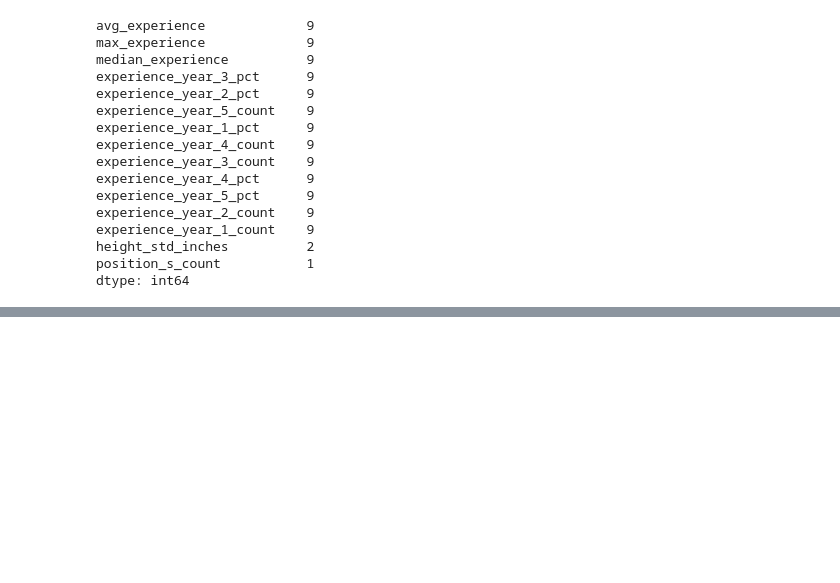
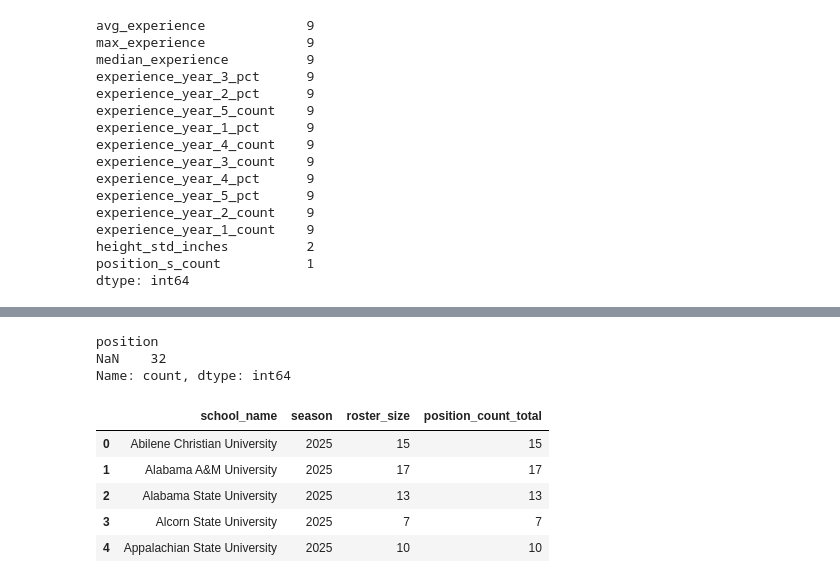
Before and after one commit to karlidean/capstone-project-NCAA-Volleyball, a Jupyter notebook: notebooks/predict_model_feature.ipynb, the cells around one changed output, grey strips where cells are left out. Saved outputs shown, nothing was run; the diff lists cells and outputs as text; code cells hidden in the pictures; blank space fills up the shorter version.

```diff
--- a/notebooks/predict_model_feature.ipynb
+++ b/notebooks/predict_model_feature.ipynb
@@ -364,0 +509,9 @@ teamdf.to_csv(
+# %%
+crfedf.loc[
+    crfedf["position_group"].eq("OTHER"),
+    "position"
+].value_counts(dropna=False)
+# %% [output]
+position
+NaN    32
+Name: count, dtype: int64
@@ -364,0 +537,34 @@ teamdf.to_csv(
+# %%
+position_count_columns = [
+    column
+    for column in teamdf.columns
+    if column.startswith("position_")
+    and column.endswith("_count")
+]
+
+for column in position_count_columns:
+    pct_column = column.replace("_count", "_pct")
+
+    teamdf[pct_column] = (
+        teamdf[column] / teamdf["roster_size"]
+    )
+# %%
+teamdf["position_count_total"] = (
+    teamdf[position_count_columns].sum(axis=1)
+)
+
+teamdf[
+    [
+        "school_name",
+        "season",
+        "roster_size",
+        "position_count_total",
+    ]
+].head()
+# %% [output]
+|  | school_name | season | roster_size | position_count_total |
+| 0 | Abilene Christian University | 2025 | 15 | 15 |
+| 1 | Alabama A&M University | 2025 | 17 | 17 |
+| 2 | Alabama State University | 2025 | 13 | 13 |
+| 3 | Alcorn State University | 2025 | 7 | 7 |
+| 4 | Appalachian State University | 2025 | 10 | 10 |
```
Also changed, not shown: parts of 23 cells of this notebook.
